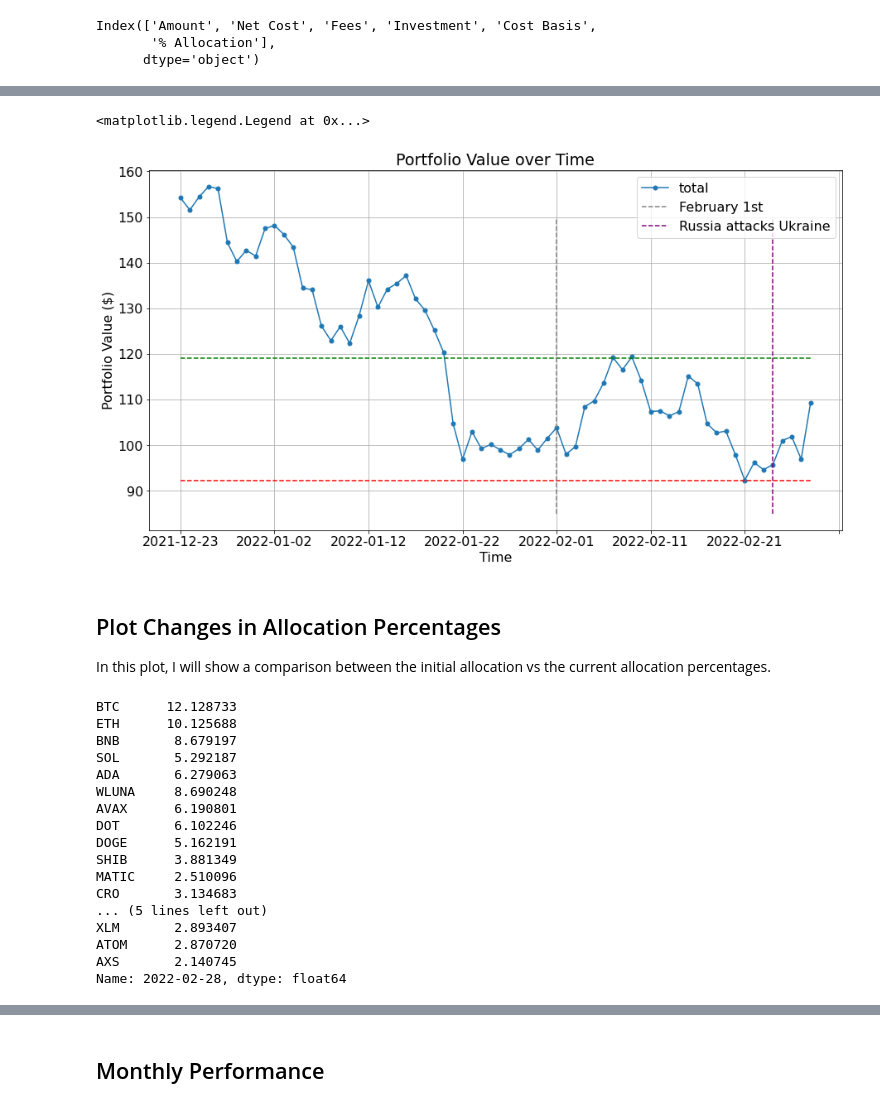
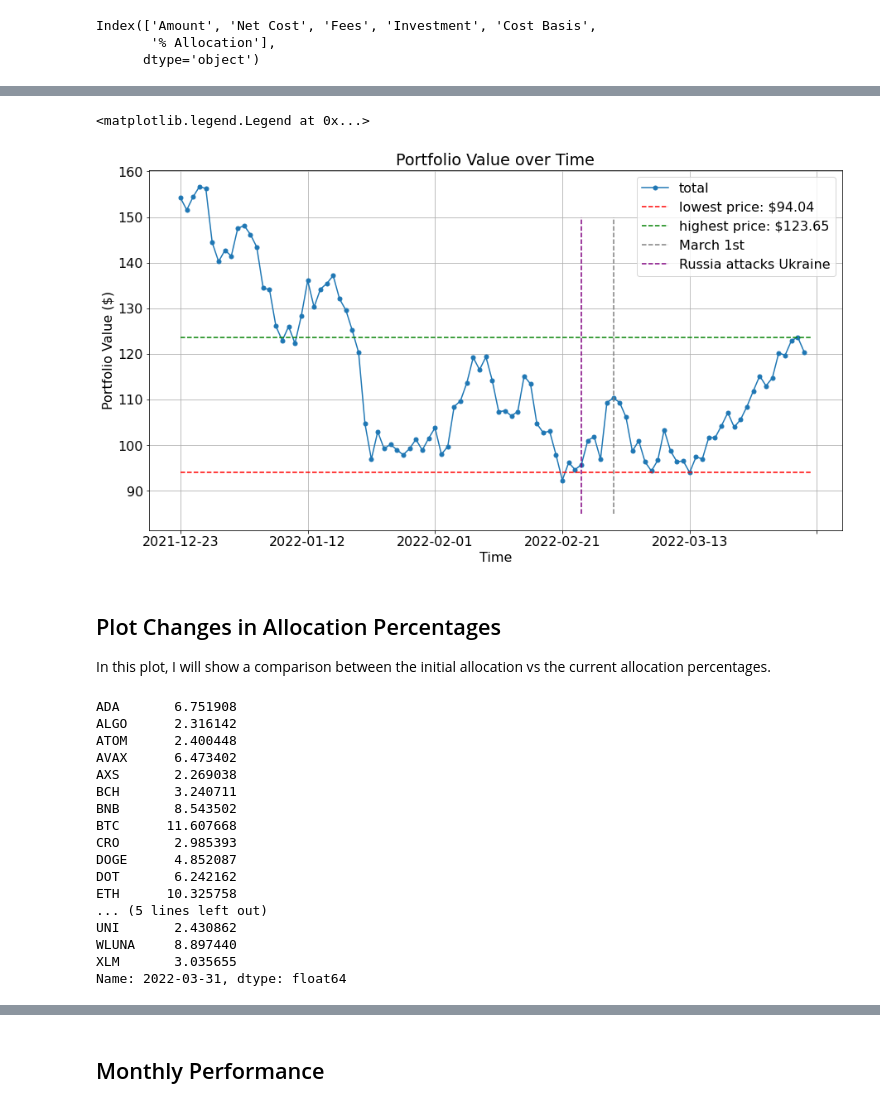
Before and after one commit to andresberejnoi/PublicNotebooks, a Jupyter notebook: 2022 Crypto Portfolio Tracking/2022 Weighted Crypto Portfolio Tracking.ipynb, the cells around one changed output, grey strips where cells are left out. Saved outputs shown, nothing was run; the diff lists cells and outputs as text; code cells hidden in the pictures.

```diff
--- a/2022 Crypto Portfolio Tracking/2022 Weighted Crypto Portfolio Tracking.ipynb
+++ b/2022 Crypto Portfolio Tracking/2022 Weighted Crypto Portfolio Tracking.ipynb
@@ -3,8 +3,9 @@ import pandas as pd
 import os
 import matplotlib.pyplot as plt
 # %%
-start_date = '2021-12-23'
-end_date   = '2022-02-28'
+start_date       = '2021-12-23'
+month_begin_date = '2022-03-01'
+end_date         = '2022-03-31'
 # %% [markdown]
 ## Setup Global Plotting Parameters
 # %%
@@ -51,6 +52,9 @@ init_portfolio
 total = init_portfolio['Investment'].sum()
 
 init_portfolio['% Allocation'] = (init_portfolio['Investment'] / total) * 100
+
+#-- sort df by allocation size
+init_portfolio = init_portfolio.sort_values(by='% Allocation', ascending=False)
 
 ax = init_portfolio['% Allocation'].plot(kind='bar',
                                          grid=False,
@@ -59,4 +63,10 @@ ax = init_portfolio['% Allocation'].plot(kind='bar',
 
 ax.grid(axis='y')
 ax.legend()
+
+#-- Annotate each bar in the chart
+for p in ax.patches:
+    _value:str = f"{p.get_height():.2f}%"
+    ax.annotate(_value, (p.get_x() * 1.005, p.get_height() * 1.005),rotation=45)
+    #ax.annotate("%.2f" % p.get_height(), (p.get_x() + p.get_width() / 2., p.get_height()), ha='center', va='center', xytext=(0, 10), textcoords='offset points')
 # %% [output]
@@ -170,64 +214,66 @@ ax = value_df['total'].plot(figsize=(15,8),
                             xlabel='Time',
                             marker='.',
                             markersize=10,
                             title="Portfolio Value over Time",
                             grid=True)
 
 #ax.grid('on', which='minor', axis='y' )
 #ax.grid('off', which='major', axis='y',)# linestyle='-', linewidth=0.25,)
 #ax.hlines(value_df['total'].min(), ax.get_xticks()[0], ax.get_xticks()[-1], linestyle='--', color='red')
 #ax.hlines(114, ax.get_xticks()[0], ax.get_xticks()[-1], linestyle='--', color='green')
 
 #------- Creating Horizontal and Vertical Lines For Important Dates
 xmin = 0
-xmax = 67
+xmax = len(value_df)
 ymin = 85
 ymax = 150
 
-ax.hlines(value_df['total'].min(), xmin=xmin, xmax=xmax, linestyle='--', color='red')
-ax.hlines(119, xmin=xmin, xmax=xmax, linestyle='--', color='green')
+highest_price = value_df[month_begin_date:end_date]['total'].max()
+lowest_price  = value_df[month_begin_date:end_date]['total'].min()
+ax.hlines(lowest_price, xmin=xmin, xmax=xmax, linestyle='--', color='red'   , label=f"lowest price: ${lowest_price:.2f}")
+ax.hlines(highest_price, xmin=xmin, xmax=xmax, linestyle='--', color='green', label=f"highest price: ${highest_price:.2f}")
 
 #ax.vlines('10', ax.get_yticks().min(), ax.get_yticks().max(), linestyle='--', color='white')
 #ax.vlines(40, ax.get_yticks().min(), ax.get_yticks().max(), linestyle='--', color='gray', label="February 1st")
 #ax.vlines(63, ax.get_yticks().min(), ax.get_yticks().max(), linestyle='--', color='purple', label="Russia attacks Ukraine")
 
-ax.vlines(40, ymin=ymin, ymax=ymax, linestyle='--', color='gray', label="February 1st")
+ax.vlines(68, ymin=ymin, ymax=ymax, linestyle='--', color='gray', label="March 1st")
 ax.vlines(63, ymin=ymin, ymax=ymax, linestyle='--', color='purple', label="Russia attacks Ukraine")
 
 
 #------- Makes Line lables show up
 ax.legend()
 
 #ax.plot(pad_inches=0)
 # %% [output]
 <matplotlib.legend.Legend at 0x...>
-[figure, old version]
+[figure, new version]
 # %% [markdown]
 ## Plot Changes in Allocation Percentages
 In this plot, I will show a comparison between the initial allocation vs the current allocation percentages.
 # %%
 # Compute new allocation percentages
-current_values = value_df['2022-02-28':].drop('total', axis=1).transpose()['2022-02-28']
+current_values = value_df[end_date:].drop('total', axis=1).transpose()[end_date]
 current_allocation = ((current_values / current_values.sum()) * 100)
 current_allocation
 # %% [output]
-BTC      12.128733
-ETH      10.125688
-BNB       8.679197
-SOL       5.292187
-ADA       6.279063
-WLUNA     8.690248
-AVAX      6.190801
-DOT       6.102246
-DOGE      5.162191
-SHIB      3.881349
-MATIC     2.510096
-CRO       3.134683
+ADA       6.751908
+ALGO      2.316142
+ATOM      2.400448
+AVAX      6.473402
+AXS       2.269038
+BCH       3.240711
+BNB       8.543502
+BTC      11.607668
+CRO       2.985393
+DOGE      4.852087
+DOT       6.242162
+ETH      10.325758
 ... (5 lines left out)
-XLM       2.893407
-ATOM      2.870720
-AXS       2.140745
-Name: 2022-02-28, dtype: float64
+UNI       2.430862
+WLUNA     8.897440
+XLM       3.035655
+Name: 2022-03-31, dtype: float64
 # %%
 index = current_allocation.index
 index
```
Also changed, not shown: parts of 14 cells of this notebook.
